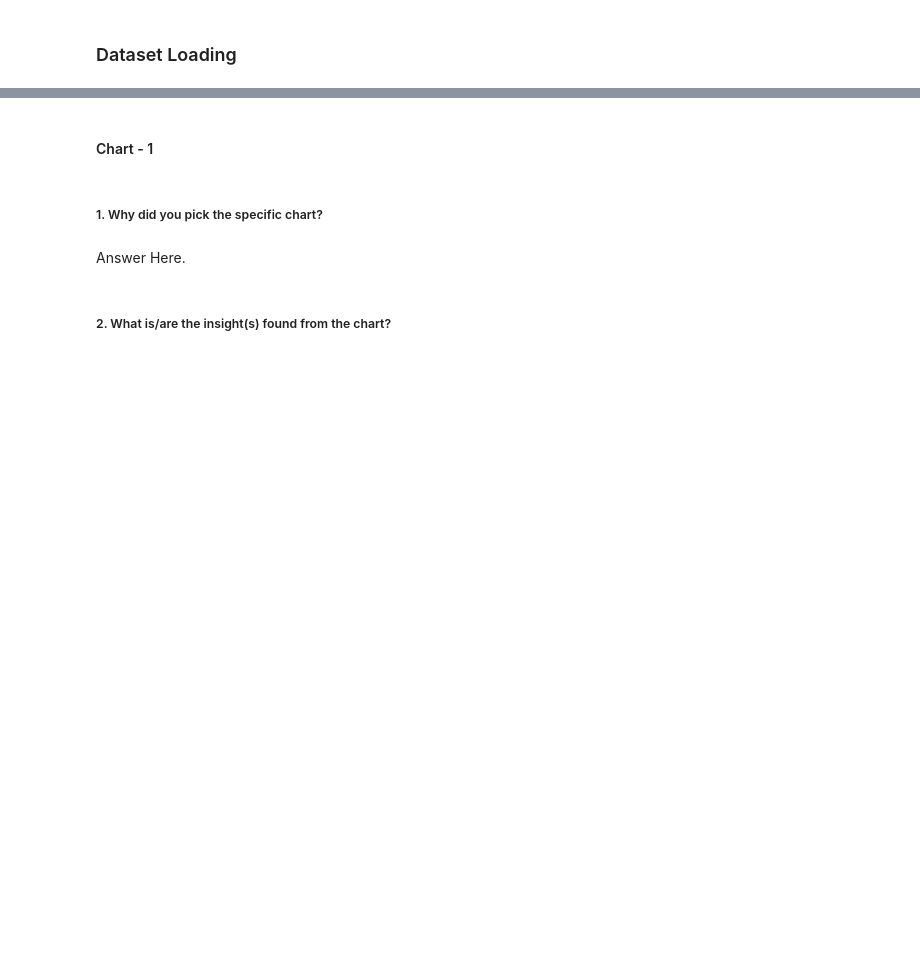
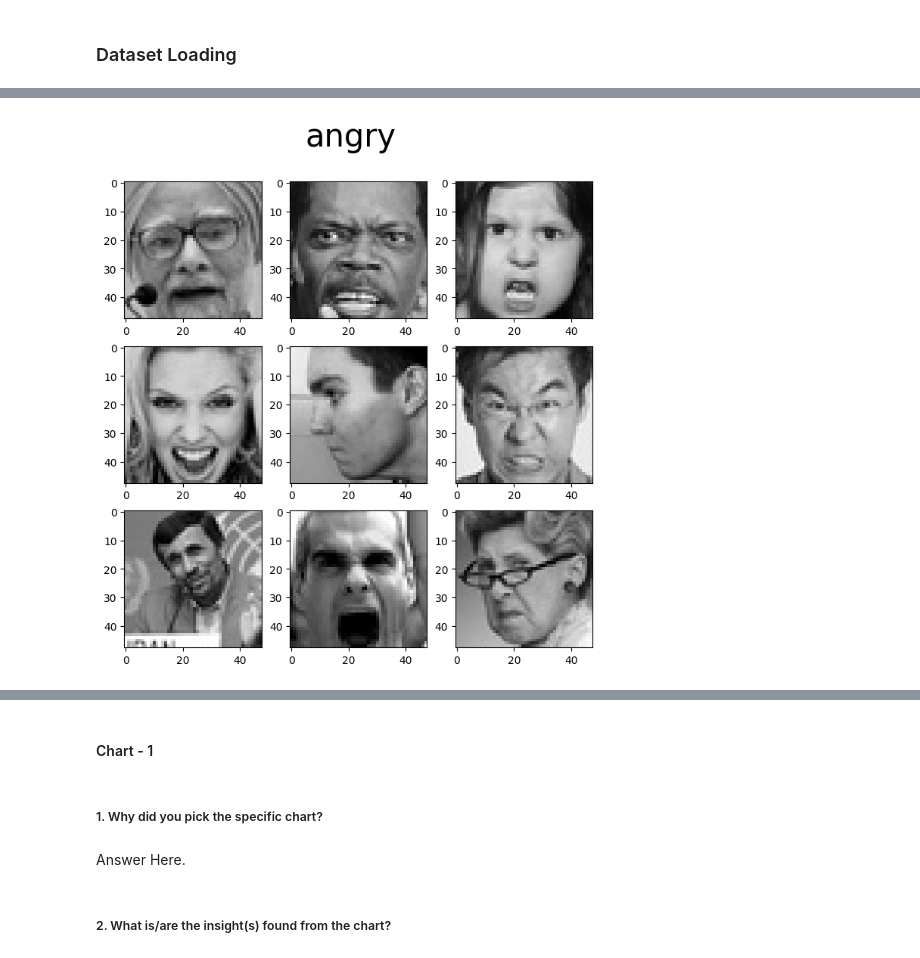
Before and after one commit to Ayushx29/DeepFER-Facial-Emotion-Recognition-Using-Deep-Learning, a Jupyter notebook: DeepFER_Facial_Emotion_Recognition_Using_Deep_Learning.ipynb, the cells around one changed output, grey strips where cells are left out. Saved outputs shown, nothing was run; the diff lists cells and outputs as text; code cells hidden in the pictures; blank space fills up the shorter version.

```diff
--- a/DeepFER_Facial_Emotion_Recognition_Using_Deep_Learning.ipynb
+++ b/DeepFER_Facial_Emotion_Recognition_Using_Deep_Learning.ipynb
@@ -148,0 +187,5 @@ Answer Here.
+# %%
+#Showing some images from category angry
+imageshow('angry')
+# %% [output]
+[figure, added]
```
Also changed, not shown: parts of 52 cells of this notebook.
